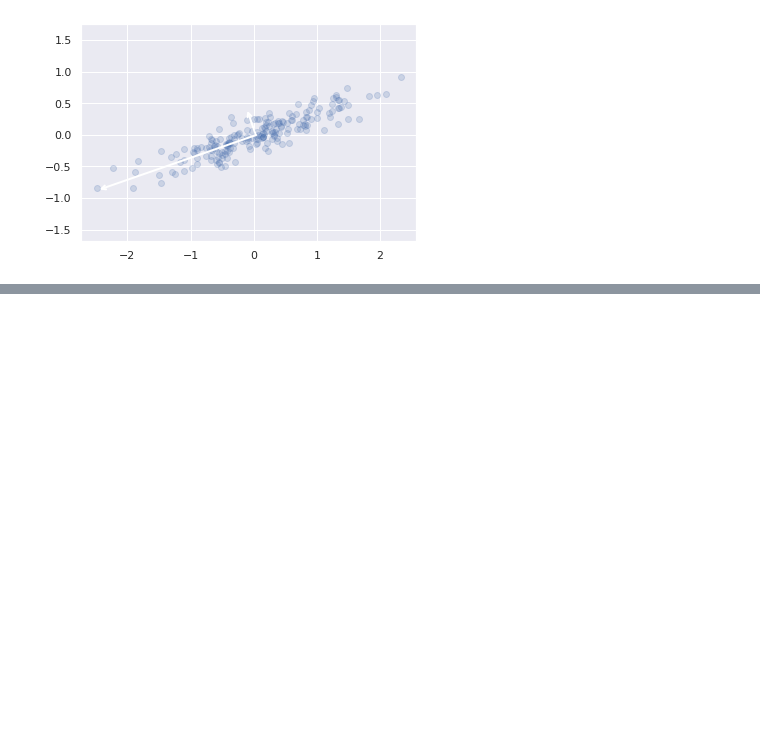
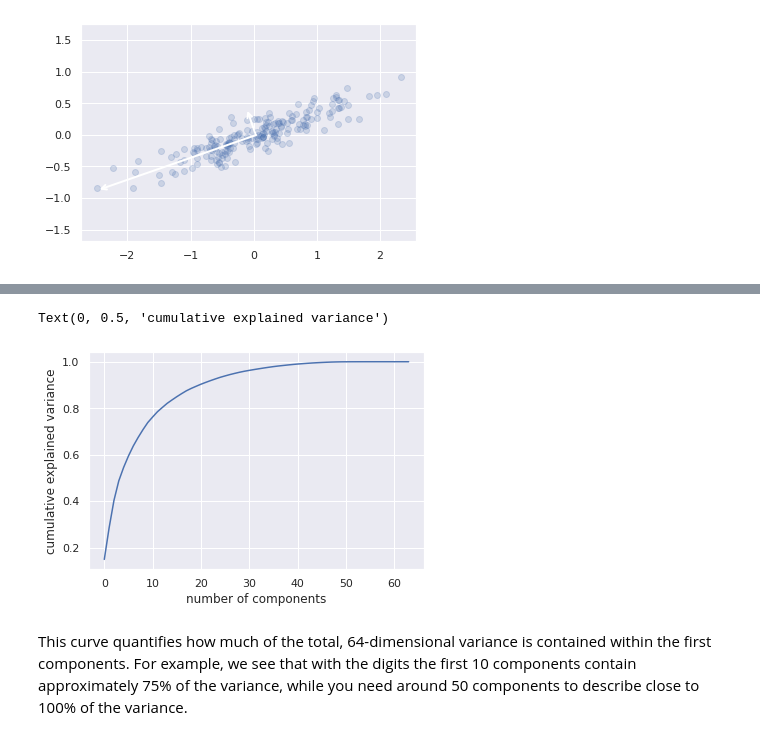
Before and after one commit to finesketch/data_science, a Jupyter notebook: Python_Data_Science_Handbook/05_Machine_Learning_Principal_Component_Analysis.ipynb, the cells around one changed output, grey strips where cells are left out. Drawn from its saved outputs; the diff is of its cells as text; code cells hidden in the pictures; blank space fills up the shorter version.

```diff
--- a/Python_Data_Science_Handbook/05_Machine_Learning_Principal_Component_Analysis.ipynb
+++ b/Python_Data_Science_Handbook/05_Machine_Learning_Principal_Component_Analysis.ipynb
@@ -55,0 +116,10 @@ plt.axis('equal');
+# %%
+pca = PCA().fit(digits.data)
+plt.plot(np.cumsum(pca.explained_variance_ratio_))
+plt.xlabel('number of components')
+plt.ylabel('cumulative explained variance')
+# %% [output]
+Text(0, 0.5, 'cumulative explained variance')
+[figure, added]
+# %% [markdown]
+This curve quantifies how much of the total, 64-dimensional variance is contained within the first  components. For example, we see that with the digits the first 10 components contain approximately 75% of the variance, while you need around 50 components to describe close to 100% of the variance.
```
Also changed, not shown: parts of 29 cells of this notebook.
